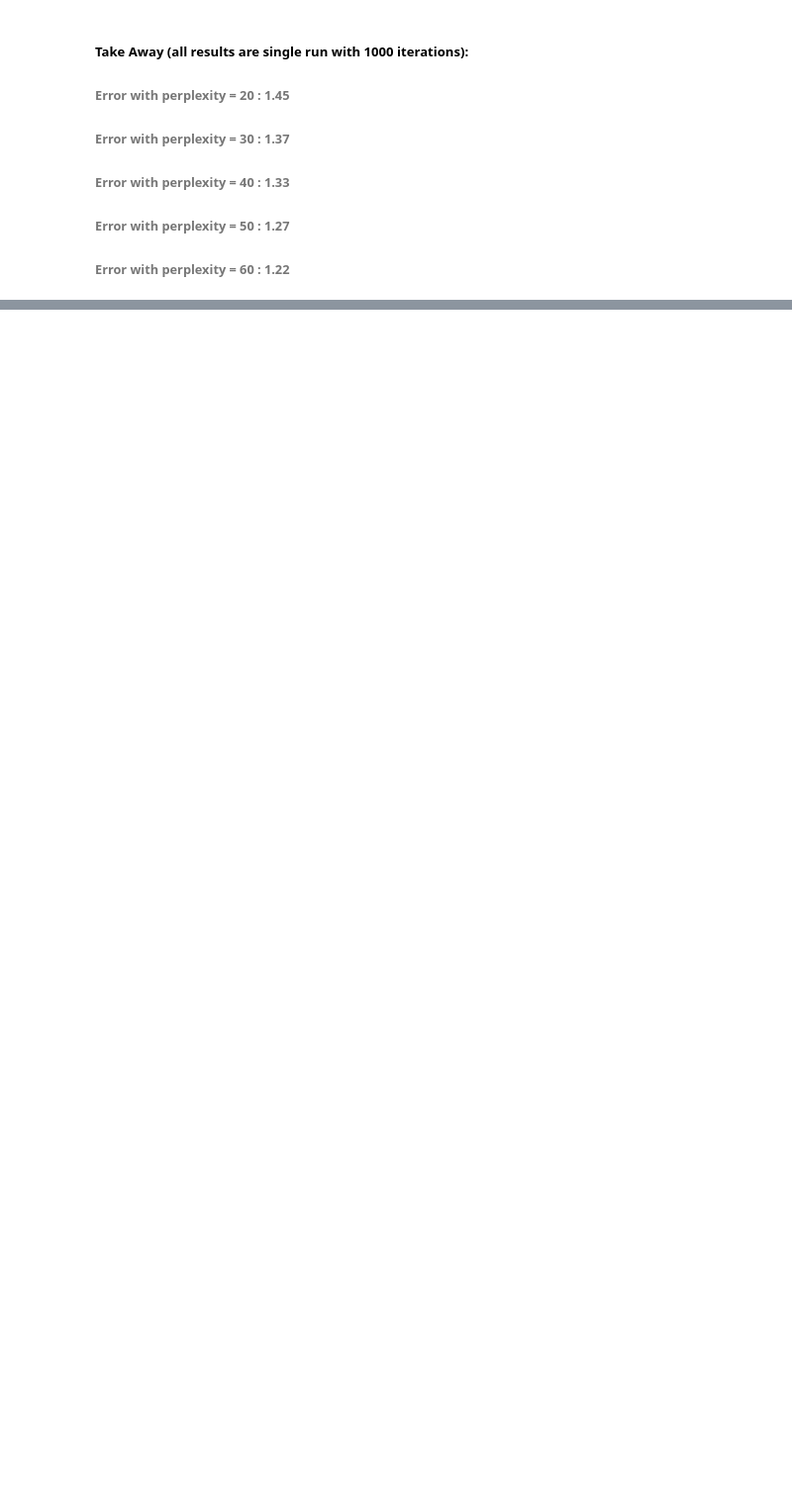
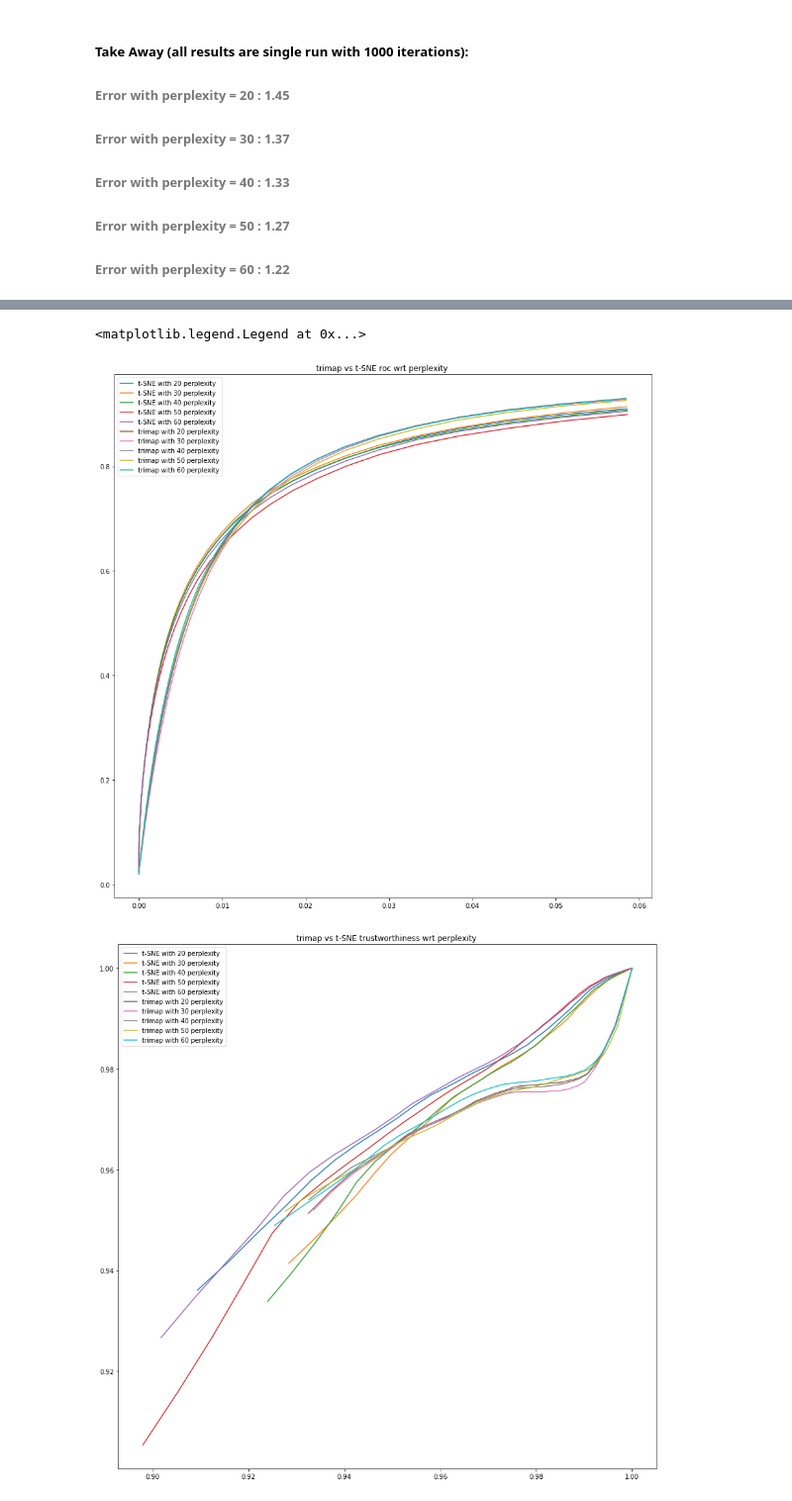
Before and after one commit to KellerJordan/DR-Miniproject, a Jupyter notebook: experiment2.ipynb, the cells around one changed output, grey strips where cells are left out. Shown at 99% size. Cells and saved outputs as stored; diff of their text form; code cells hidden in the pictures; blank space fills up the shorter version.

```diff
--- a/experiment2.ipynb
+++ b/experiment2.ipynb
@@ -167,0 +220,48 @@ tc_trimap.append([metrics_trimap[i].trustworthiness_continuity() for i in range(
+# %%
+plt.figure(figsize=(15,15))
+plt.plot(t_[0][0][1],t_[0][0][0],label = "t-SNE with {0} perplexity".format(perplexities[0]))
+plt.plot(t_[0][1][1],t_[0][1][0],label = "t-SNE with {0} perplexity".format(perplexities[1]))
+plt.plot(t_[0][2][1],t_[0][2][0],label = "t-SNE with {0} perplexity".format(perplexities[2]))
+plt.plot(t_[0][3][1],t_[0][3][0],label = "t-SNE with {0} perplexity".format(perplexities[3]))
+plt.plot(t_[0][4][1],t_[0][4][0],label = "t-SNE with {0} perplexity".format(perplexities[4]))
+plt.plot(roc_trimap[0][0][1],roc_trimap[0][0][0],label = "trimap with {0} perplexity".format(perplexities[0]))
+plt.plot(roc_trimap[0][1][1],roc_trimap[0][1][0],label = "trimap with {0} perplexity".format(perplexities[1]))
+plt.plot(roc_trimap[0][2][1],roc_trimap[0][2][0],label = "trimap with {0} perplexity".format(perplexities[2]))
+plt.plot(roc_trimap[0][3][1],roc_trimap[0][3][0],label = "trimap with {0} perplexity".format(perplexities[3]))
+plt.plot(roc_trimap[0][4][1],roc_trimap[0][4][0],label = "trimap with {0} perplexity".format(perplexities[4]))
+plt.title("trimap vs t-SNE roc wrt perplexity ")
+plt.legend()
+
+plt.figure(figsize=(15,15))
+plt.plot(tc_tsne[0][0][1],tc_tsne[0][0][0],label = "t-SNE with {0} perplexity".format(perplexities[0]))
+plt.plot(tc_tsne[0][1][1],tc_tsne[0][1][0],label = "t-SNE with {0} perplexity".format(perplexities[1]))
+plt.plot(tc_tsne[0][2][1],tc_tsne[0][2][0],label = "t-SNE with {0} perplexity".format(perplexities[2]))
+plt.plot(tc_tsne[0][3][1],tc_tsne[0][3][0],label = "t-SNE with {0} perplexity".format(perplexities[3]))
+plt.plot(tc_tsne[0][4][1],tc_tsne[0][4][0],label = "t-SNE with {0} perplexity".format(perplexities[4]))
+plt.plot(tc_trimap[0][0][1],tc_trimap[0][0][0],label = "trimap with {0} perplexity".format(perplexities[0]))
+plt.plot(tc_trimap[0][1][1],tc_trimap[0][1][0],label = "trimap with {0} perplexity".format(perplexities[1]))
+plt.plot(tc_trimap[0][2][1],tc_trimap[0][2][0],label = "trimap with {0} perplexity".format(perplexities[2]))
+plt.plot(tc_trimap[0][3][1],tc_trimap[0][3][0],label = "trimap with {0} perplexity".format(perplexities[3]))
+plt.plot(tc_trimap[0][4][1],tc_trimap[0][4][0],label = "trimap with {0} perplexity".format(perplexities[4]))
+plt.title("trimap vs t-SNE trustworthiness wrt perplexity ")
+plt.legend()
+
+# trimap vs tsne precision recall
+plt.figure(figsize=(15,15))
+plt.plot(prec_trimap[0][0][1],prec_trimap[0][0][0],label = "trimap with {0} perplexity".format(perplexities[0]))
+plt.plot(prec_trimap[0][1][1],prec_trimap[0][1][0],label = "trimap with {0} perplexity".format(perplexities[1]))
+plt.plot(prec_trimap[0][2][1],prec_trimap[0][2][0],label = "trimap with {0} perplexity".format(perplexities[2]))
+plt.plot(prec_trimap[0][3][1],prec_trimap[0][3][0],label = "trimap with {0} perplexity".format(perplexities[3]))
+plt.plot(prec_trimap[0][4][1],prec_trimap[0][4][0],label = "trimap with {0} perplexity".format(perplexities[4]))
+
+plt.plot(prec_tsne[0][0][1],prec_tsne[0][0][0],label = "t-SNE with {0} perplexity".format(perplexities[0]))
+plt.plot(prec_tsne[0][1][1],prec_tsne[0][1][0],label = "t-SNE with {0} perplexity".format(perplexities[1]))
+plt.plot(prec_tsne[0][2][1],prec_tsne[0][2][0],label = "t-SNE with {0} perplexity".format(perplexities[2]))
+plt.plot(prec_tsne[0][3][1],prec_tsne[0][3][0],label = "t-SNE with {0} perplexity".format(perplexities[3]))
+plt.plot(prec_tsne[0][4][1],prec_tsne[0][4][0],label = "t-SNE with {0} perplexity".format(perplexities[4]))
+plt.title("trimap vs t-SNE Mean precision recall wrt perplexity ")
+plt.legend()
+# %% [output]
+<matplotlib.legend.Legend at 0x...>
+[figure, added]
+[figure, added]
```
Also changed, not shown: parts of 12 cells of this notebook.
